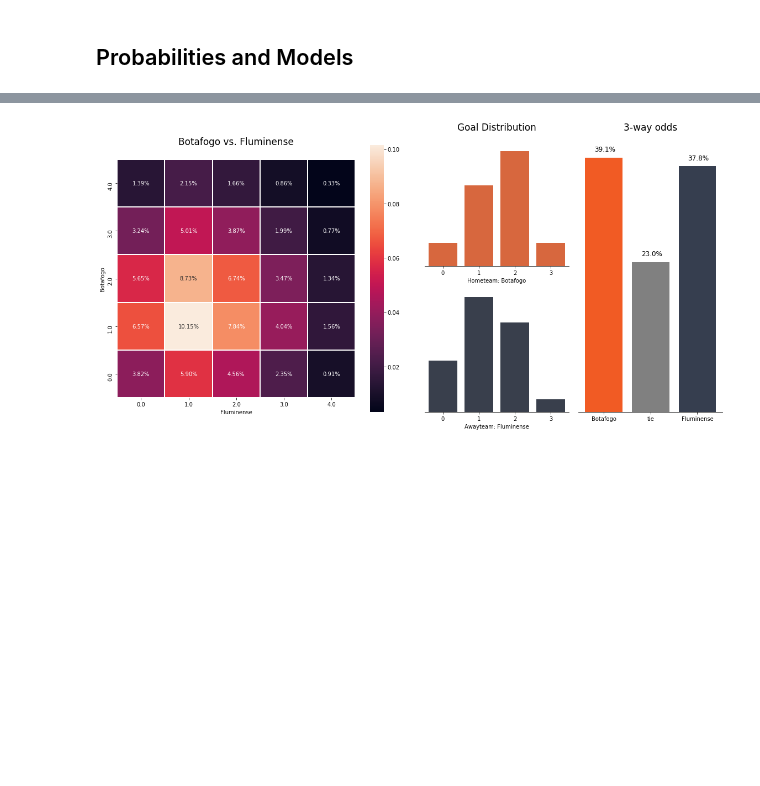
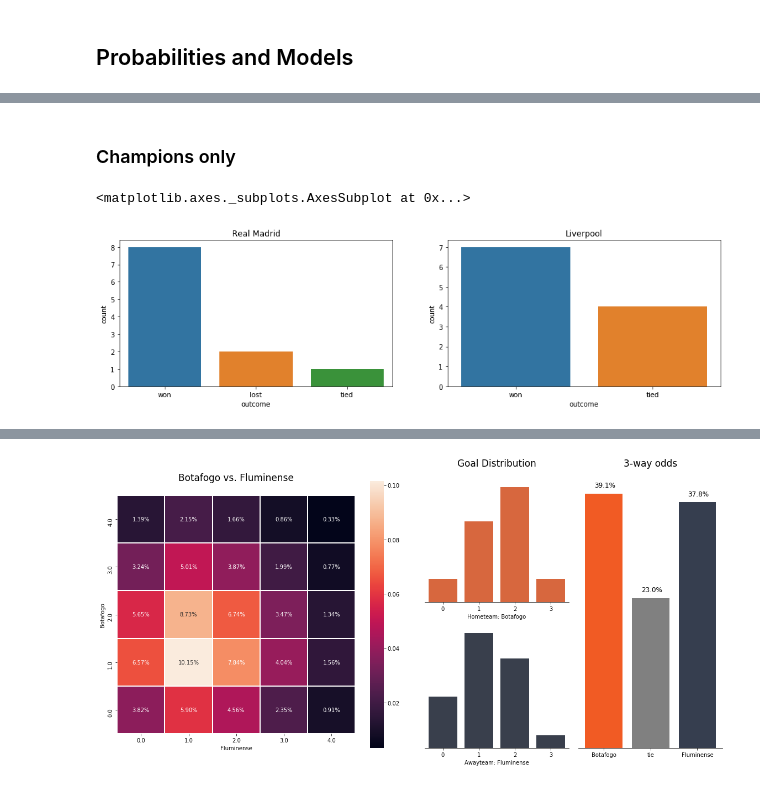
Before and after one commit to calestini/soccer_stats, a Jupyter notebook: Soccer Analysis.ipynb, the cells around one changed output, grey strips where cells are left out. Saved outputs shown, nothing was run; the diff lists cells and outputs as text; code cells hidden in the pictures; blank space fills up the shorter version.

```diff
--- a/Soccer Analysis.ipynb
+++ b/Soccer Analysis.ipynb
@@ -15,0 +107,18 @@ from IPython.display import HTML
+# %% [markdown]
+### Champions only
+# %%
+plt.figure(figsize=(16,4))
+plt.subplot(1,2,1)
+plt.title('Real Madrid')
+sns.countplot(this_season[(this_season['team_name']=='Real Madrid')&
+                         (this_season['league_name']=='Champions League')
+                         ]['outcome'])
+
+plt.subplot(1,2,2)
+plt.title('Liverpool')
+sns.countplot(this_season[(this_season['team_name']=='Liverpool')&
+                         (this_season['league_name']=='Champions League')
+                         ]['outcome'])
+# %% [output]
+<matplotlib.axes._subplots.AxesSubplot at 0x...>
+[figure, added]
```
Also changed, not shown: parts of 24 cells of this notebook.
